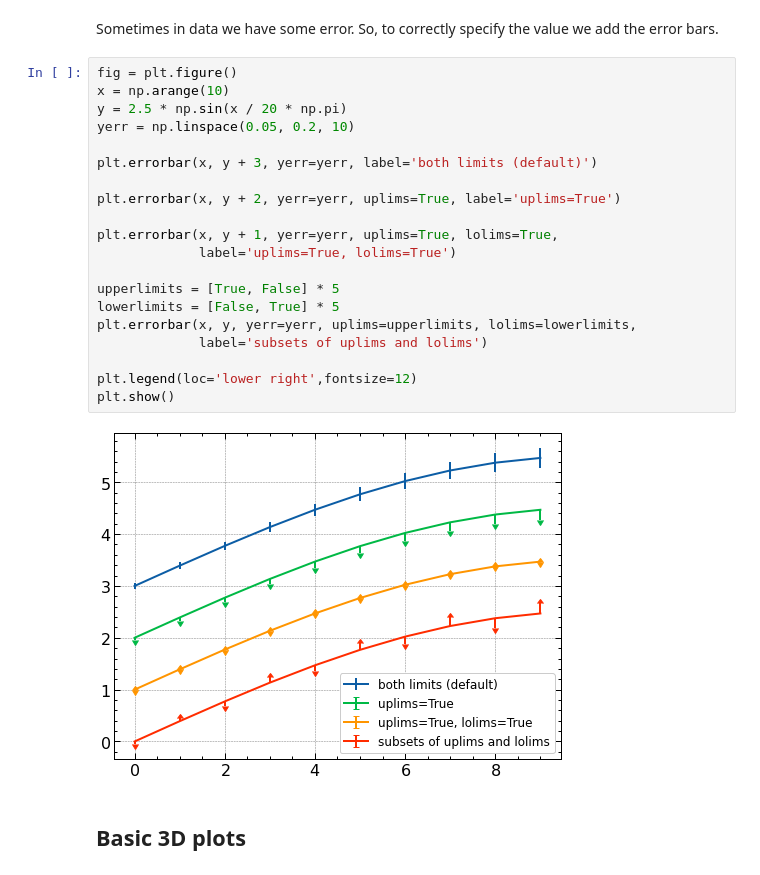
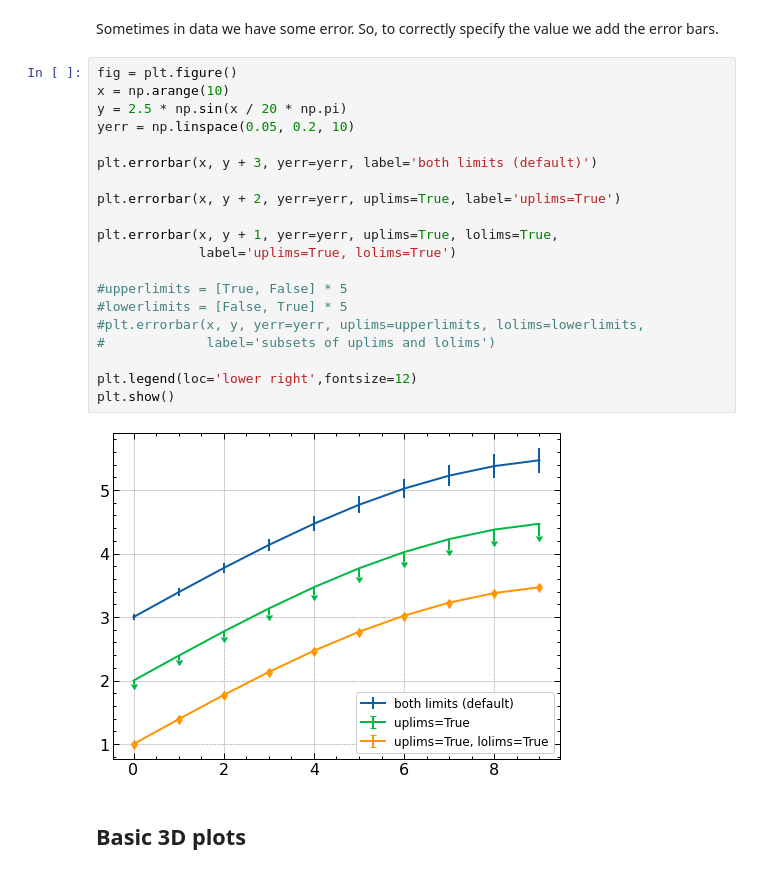
Before and after one commit to mburakerkn/Intro-to-Astro2024, a Jupyter notebook: Week3_Matplotlib_Exoplanets/Inroduction_to_Matplotlib.ipynb, the cells around one changed output. Drawn from its saved outputs; the diff is of its cells as text.

```diff
--- a/Week3_Matplotlib_Exoplanets/Inroduction_to_Matplotlib.ipynb
+++ b/Week3_Matplotlib_Exoplanets/Inroduction_to_Matplotlib.ipynb
@@ -376,25 +400,25 @@ Sometimes in data we have some error. So, to correctly specify the value we add
 # %%
 fig = plt.figure()
 x = np.arange(10)
 y = 2.5 * np.sin(x / 20 * np.pi)
 yerr = np.linspace(0.05, 0.2, 10)
 
 plt.errorbar(x, y + 3, yerr=yerr, label='both limits (default)')
 
 plt.errorbar(x, y + 2, yerr=yerr, uplims=True, label='uplims=True')
 
 plt.errorbar(x, y + 1, yerr=yerr, uplims=True, lolims=True,
              label='uplims=True, lolims=True')
 
-upperlimits = [True, False] * 5
-lowerlimits = [False, True] * 5
-plt.errorbar(x, y, yerr=yerr, uplims=upperlimits, lolims=lowerlimits,
-             label='subsets of uplims and lolims')
+#upperlimits = [True, False] * 5
+#lowerlimits = [False, True] * 5
+#plt.errorbar(x, y, yerr=yerr, uplims=upperlimits, lolims=lowerlimits,
+#             label='subsets of uplims and lolims')
 
 plt.legend(loc='lower right',fontsize=12)
 plt.show()
 # %% [output]
-[figure, old version]
+[figure, new version]
 # %% [markdown]
 ## Basic 3D plots
 # %% [markdown]
```
Also changed, not shown: parts of 24 cells of this notebook.
